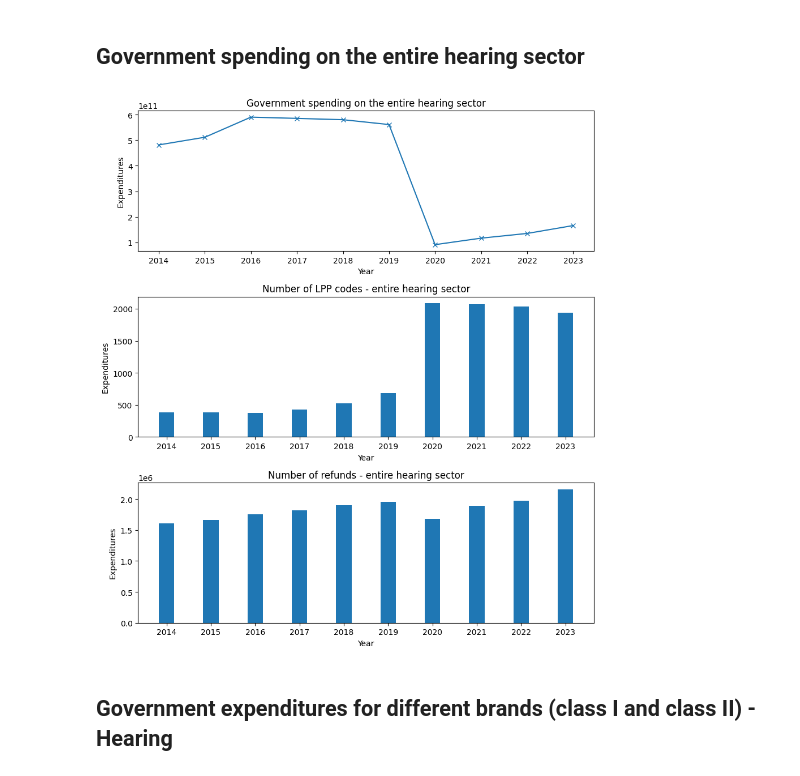
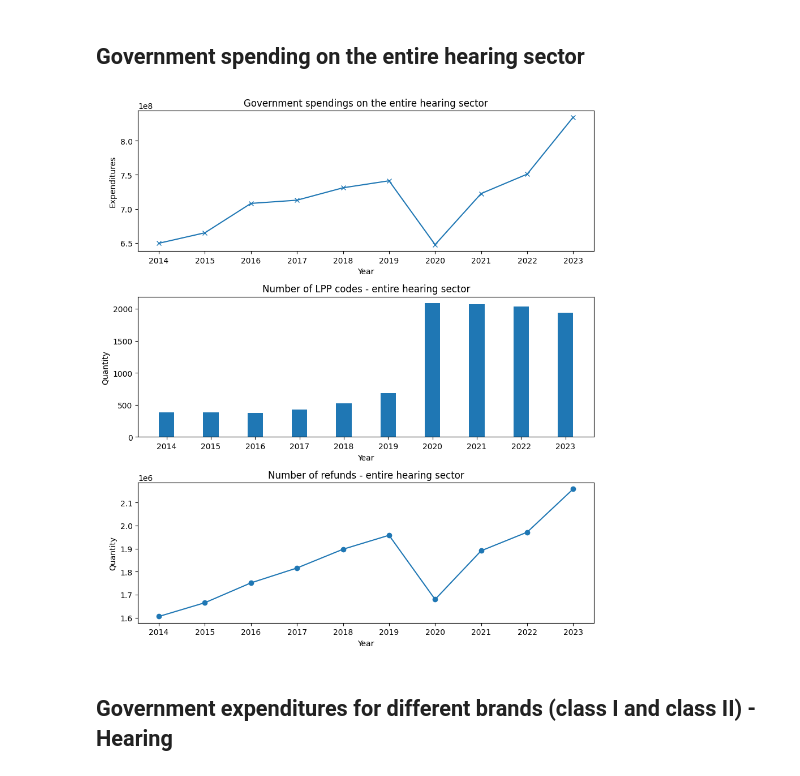
Before and after one commit to bparent11/analysingEffectOfHealthPlanInFrance, a Jupyter notebook: code/displaying_results_for_gov_exp.ipynb, the cells around one changed output. Saved outputs shown, nothing was run; the diff lists cells and outputs as text; code cells hidden in the pictures.

```diff
--- a/code/displaying_results_for_gov_exp.ipynb
+++ b/code/displaying_results_for_gov_exp.ipynb
@@ -33,25 +32,24 @@ optical = gov_exp(inflation_adjustment=True, sector="optical", mask={"OPTIQUE":[
 # %%
 width = 0.35
 list_years = np.array([int(year) for year in optical[0].keys()])
-fig, axes = plt.subplots(4, 1, figsize=(9, 10))
+fig, axes = plt.subplots(3, 1, figsize=(9, 10))
 axes = axes.flatten()
 
 axes[0].plot(list_years, optical[0].values(), color="#1f77b4", marker="x")
 axes[0].set_title(f'Government spending on the entire optical sector (adjusted with optical HICP)')
+axes[0].set_ylabel('Expenditures')
 
-axes[1].plot(list_years[6:], list(optical[0].values())[6:], color="#1f77b4", marker="x")
-axes[1].set_title(f'Government spending on the entire optical sector (adjusted with optical HICP)')
+axes[1].bar(list_years, optical[1].values(), width=width, color="#1f77b4")
+axes[1].set_title(f'Number of LPP codes - entire optical sector')
+axes[1].set_ylabel('Quantity')
 
-axes[2].bar(list_years, optical[1].values(), width=width, color="#1f77b4")
-axes[2].set_title(f'Number of LPP codes - entire optical sector')
-
-axes[3].bar(list_years, optical[2].values(), width=width, color="#1f77b4")
-axes[3].set_title(f'Number of refunds - entire optical sector')
+axes[2].bar(list_years, optical[2].values(), width=width, color="#1f77b4")
+axes[2].set_title(f'Number of refunds - entire optical sector')
+axes[2].set_ylabel('Quantity')
 
 for i in range(len(axes)):
 
     axes[i].set_xlabel('Year')
-    axes[i].set_ylabel('Expenditures')
     axes[i].set_xticks(list_years)
 
 plt.tight_layout()
@@ -64,7 +62,7 @@ plt.show()
 import json
 import numpy as np
 # %%
-with open('../data/gov_exp_for_different_french_brands_optical_field_(not_other_filter)', 'r', encoding='utf-8') as f:
+with open('../data/gov_exp_for_different_french_brands_optical_field', 'r', encoding='utf-8') as f:
     dataC0 = json.load(f)
 with open('../data/classA_gov_exp_for_different_french_brands_optical_field', 'r', encoding='utf-8') as f:
     dataCA = json.load(f)
@@ -135,7 +137,7 @@ plt.show()
 import json
 import numpy as np
 # %%
-with open('../data/gov_exp_for_different_international_brands_optical_field_(not_other_filter)', 'r', encoding='utf-8') as f:
+with open('../data/gov_exp_for_different_international_brands_optical_field', 'r', encoding='utf-8') as f:
     dataC0 = json.load(f)
 with open('../data/classA_gov_exp_for_different_international_brands_optical_field', 'r', encoding='utf-8') as f:
     dataCA = json.load(f)
@@ -205,31 +247,33 @@ plt.show()
 # %% [markdown]
 ## Government spending on the entire hearing sector
 # %%
-hearing = gov_exp(inflation_adjustment=False, sector="hearing", mask={"AUDIO":["contains", "L_SC1", "or"], "DMI":["contains", "L_SC1", "or"]}, indent=0)
+hearing = gov_exp(inflation_adjustment=False, sector="hearing", mask={"DMI":["contains", "L_SC1", "or"]}, indent=0)
 # %%
 width = 0.35
 list_years = np.array([int(year) for year in hearing[0].keys()])
 fig, axes = plt.subplots(3, 1, figsize=(9, 10))
 axes = axes.flatten()
 
 axes[0].plot(list_years, hearing[0].values(), color="#1f77b4", marker="x")
-axes[0].set_title(f'Government spending on the entire hearing sector')
+axes[0].set_title(f'Government spendings on the entire hearing sector')
+axes[0].set_ylabel("Expenditures")
 
 axes[1].bar(list_years, hearing[1].values(), width=width, color="#1f77b4")
 axes[1].set_title(f'Number of LPP codes - entire hearing sector')
+axes[1].set_ylabel("Quantity")
 
-axes[2].bar(list_years, hearing[2].values(), width=width, color="#1f77b4")
+axes[2].plot(list_years, hearing[2].values(), color="#1f77b4", marker='o')
 axes[2].set_title(f'Number of refunds - entire hearing sector')
+axes[2].set_ylabel("Quantity")
 
 for i in range(len(axes)):
     axes[i].set_xlabel('Year')
-    axes[i].set_ylabel('Expenditures')
     axes[i].set_xticks(list_years)
 
 plt.tight_layout()
 plt.show()
 # %% [output]
-[figure, old version]
+[figure, new version]
 # %% [markdown]
 ## Government expenditures for different brands (class I and class II) - Hearing
 # %%
```
Also changed, not shown: parts of 9 cells of this notebook, 1 other file.
